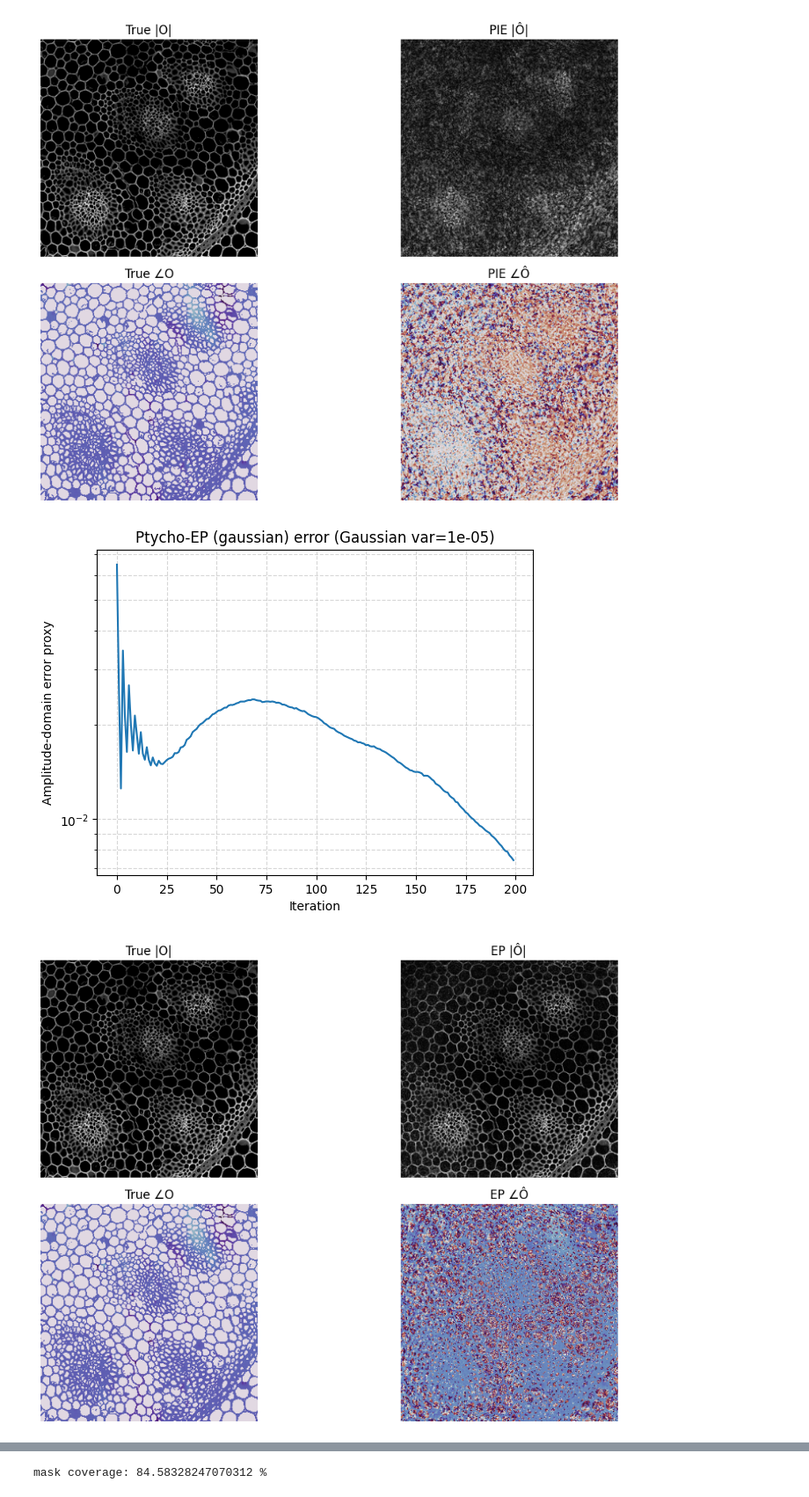
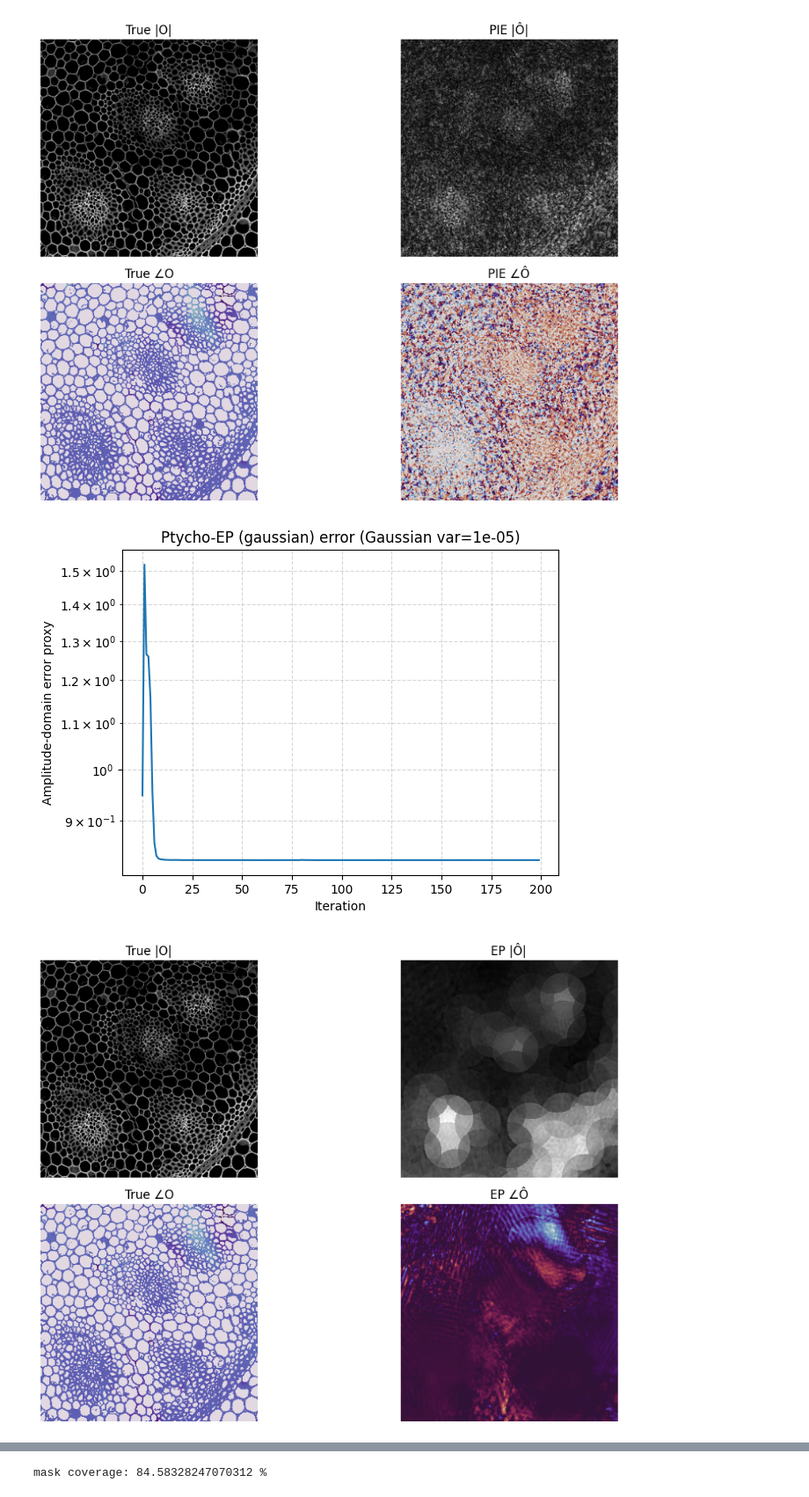
Before and after one commit to sacbow/PtychoEP, a Jupyter notebook: experiments/notebook/known_probe.ipynb, the cells around one changed output, grey strips where cells are left out. Shown at 88% size. Drawn from its saved outputs; the diff is of its cells as text; code cells hidden in the pictures.

```diff
--- a/experiments/notebook/known_probe.ipynb
+++ b/experiments/notebook/known_probe.ipynb
@@ -177,7 +177,7 @@ import matplotlib.pyplot as plt
 
 # prior_type: "gaussian"（既定） or "sparse"
 prior_type   = "gaussian"     # "sparse" を試すときはここを変更
-damping      = 0.8  # メッセージ更新の減衰（0<damping<=1）
+damping      = 0.9  # メッセージ更新の減衰（0<damping<=1）
 
 ep_errors = []
 def ep_callback(iter_idx, err, obj_est):
@@ -190,35 +190,35 @@ ep = PtychoEP(
     prb_init=None,          # 既知プローブ前提：Noneならptycho.prbを使用
     callback=ep_callback
 )
 
 n_iter_ep = 200
 obj_ep, prb_ep = ep.run(n_iter=n_iter_ep)
 
 # --- 誤差推移の可視化 ---
 plt.figure()
 plt.plot(ep_errors)
 plt.xlabel("Iteration")
 plt.ylabel("Amplitude-domain error proxy")
 plt.yscale("log")
 ttl_noise = "no noise" if not use_noise else (f"Gaussian var={gauss_var}" if noise_type=="gaussian" else f"Poisson scale={poisson_I0:.0e}")
 plt.title(f"Ptycho-EP ({prior_type}) error ({ttl_noise})")
 plt.grid(True, which="both", ls="--", alpha=0.5)
 plt.show()
 
 # --- （任意）復元像のクイック可視化 ---
 do_quick_view = True
 if do_quick_view:
     y0, y1 = 100, 400
     x0, x1 = 100, 400
     fig, axes = plt.subplots(2, 2, figsize=(12, 7))
     axes[0,0].imshow(np().abs(obj[y0:y1, x0:x1]), cmap="gray");         axes[0,0].set_title("True |O|"); axes[0,0].axis("off")
     axes[1,0].imshow(np().angle(obj[y0:y1, x0:x1]), cmap="twilight");   axes[1,0].set_title("True ∠O");  axes[1,0].axis("off")
     axes[0,1].imshow(np().abs(obj_ep[y0:y1, x0:x1]), cmap="gray");      axes[0,1].set_title("EP |Ô|");   axes[0,1].axis("off")
     axes[1,1].imshow(np().angle(obj_ep[y0:y1, x0:x1]), cmap="twilight");axes[1,1].set_title("EP ∠Ô");    axes[1,1].axis("off")
     plt.tight_layout(); plt.show()
 # %% [output]
-[figure, old version]
+[figure, new version]
-[figure, old version]
+[figure, new version]
 # %%
 # =========================
 # Ptycho-EP（Known Probe）実験ブロック
```
Also changed, not shown: 1 other file.
